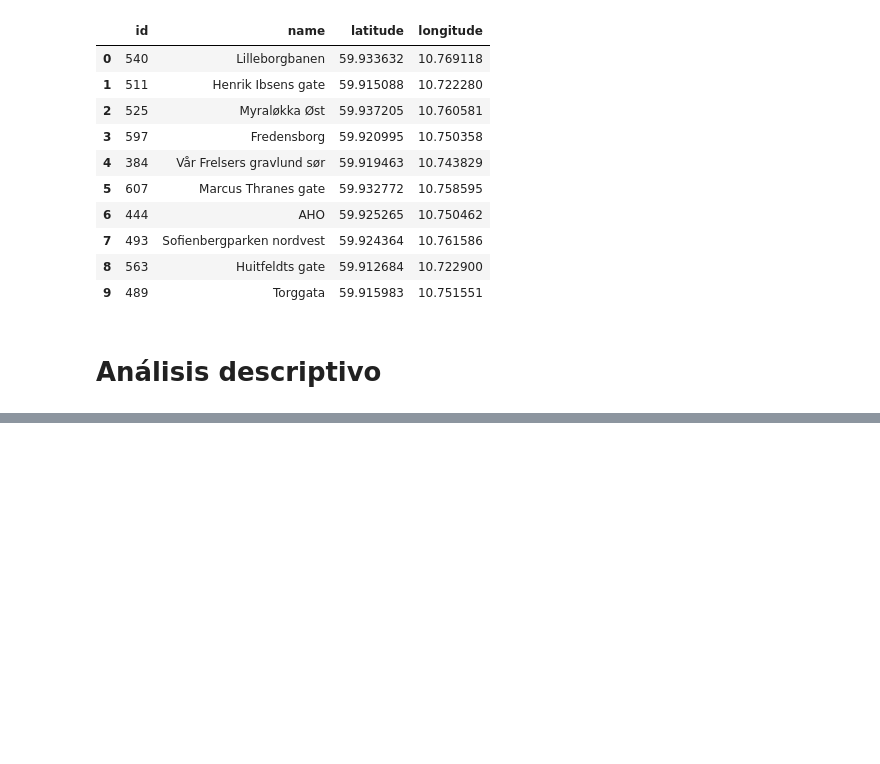
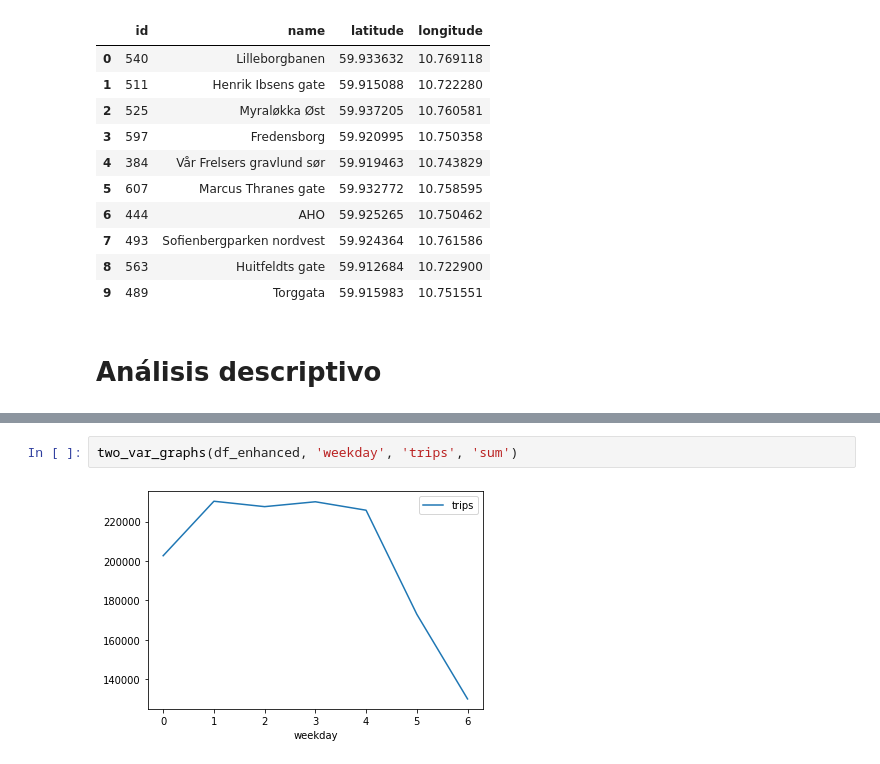
Before and after one commit to jsainero/BSS-Oslo, a Jupyter notebook: TFM.ipynb, the cells around one changed output, grey strips where cells are left out. Drawn from its saved outputs; the diff is of its cells as text; blank space fills up the shorter version.

```diff
--- a/TFM.ipynb
+++ b/TFM.ipynb
@@ -137,0 +180,4 @@ plt.show()
+# %%
+two_var_graphs(df_enhanced, 'weekday', 'trips', 'sum')
+# %% [output]
+[figure, added]
```
Also changed, not shown: parts of 20 cells of this notebook.
